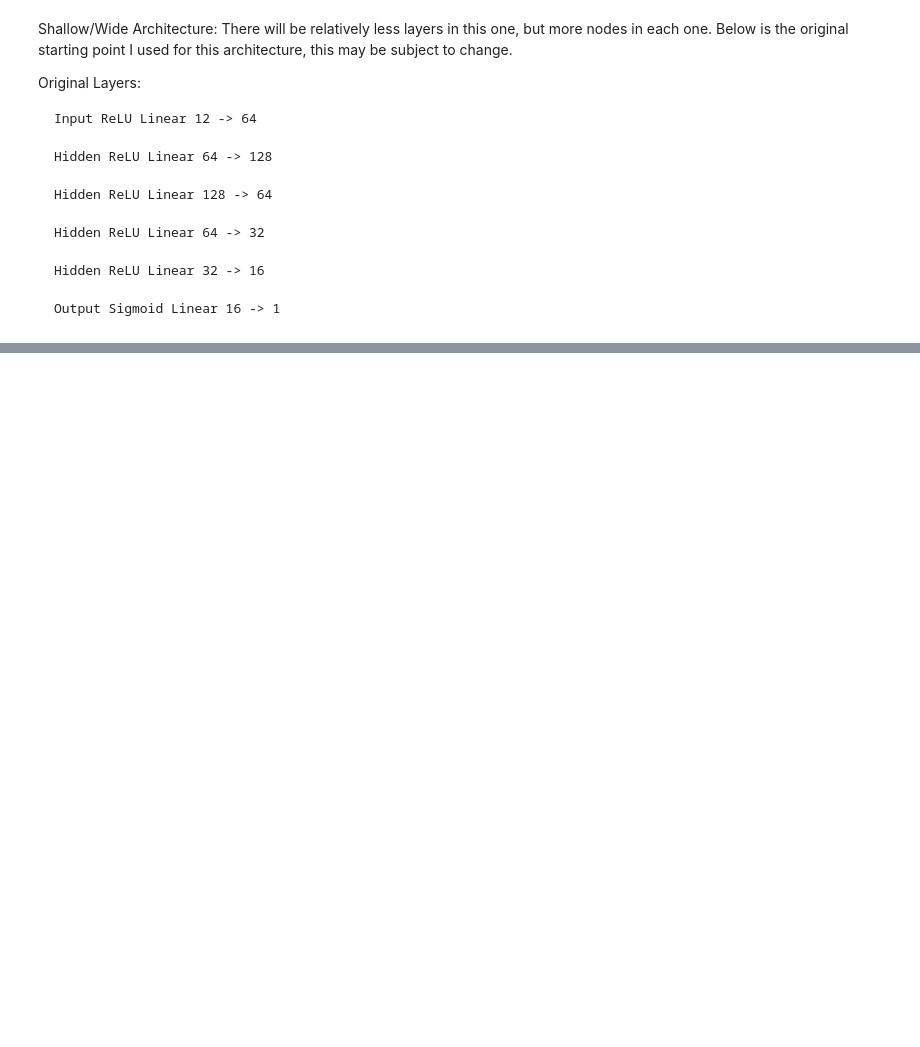
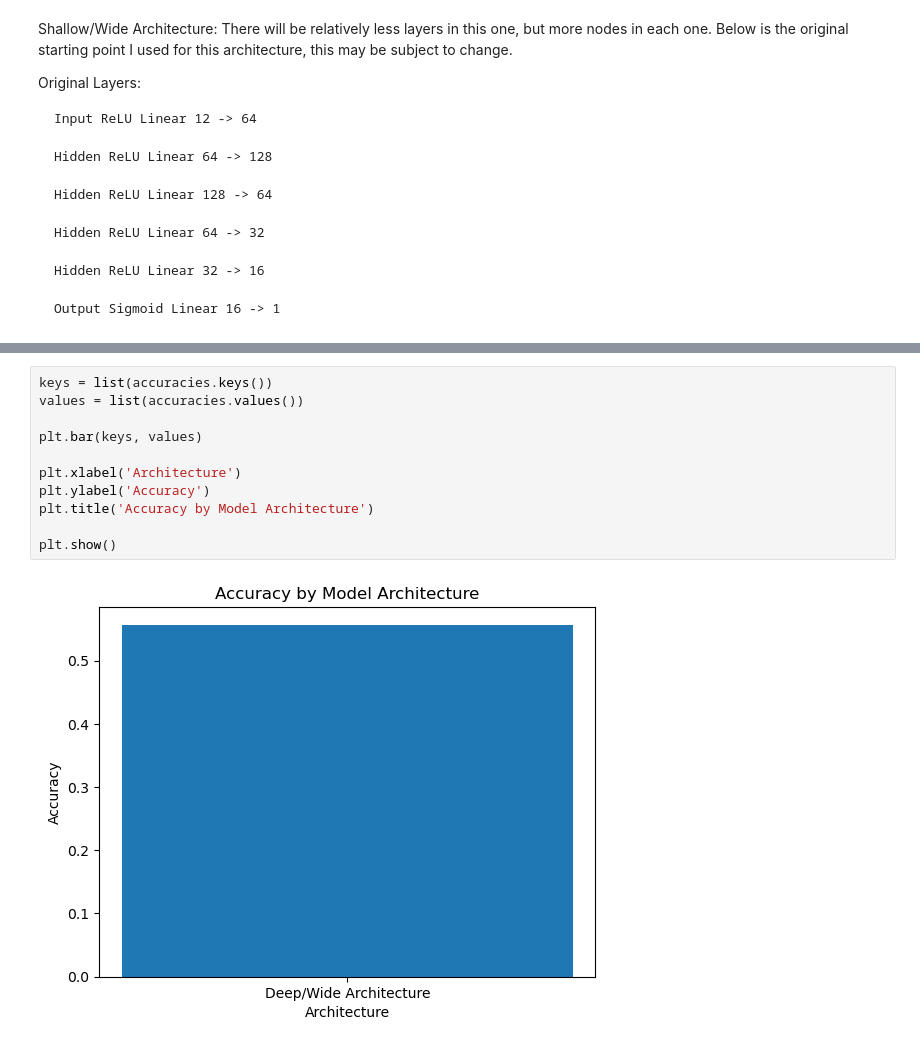
Before and after one commit to pnnoc/ML_FinalProject, a Jupyter notebook: Neural_Net.ipynb, the cells around one changed output, grey strips where cells are left out. Drawn from its saved outputs; the diff is of its cells as text; blank space fills up the shorter version.

Commit message:
continued experimentation with architectures and hyperparameters

```diff
--- a/Neural_Net.ipynb
+++ b/Neural_Net.ipynb
@@ -242,0 +577,13 @@ Original Layers:
+# %%
+keys = list(accuracies.keys())
+values = list(accuracies.values())
+
+plt.bar(keys, values)
+
+plt.xlabel('Architecture')
+plt.ylabel('Accuracy')
+plt.title('Accuracy by Model Architecture')
+
+plt.show()
+# %% [output]
+[figure, added]
```
Also changed, not shown: parts of 30 cells of this notebook, 1 other file.
